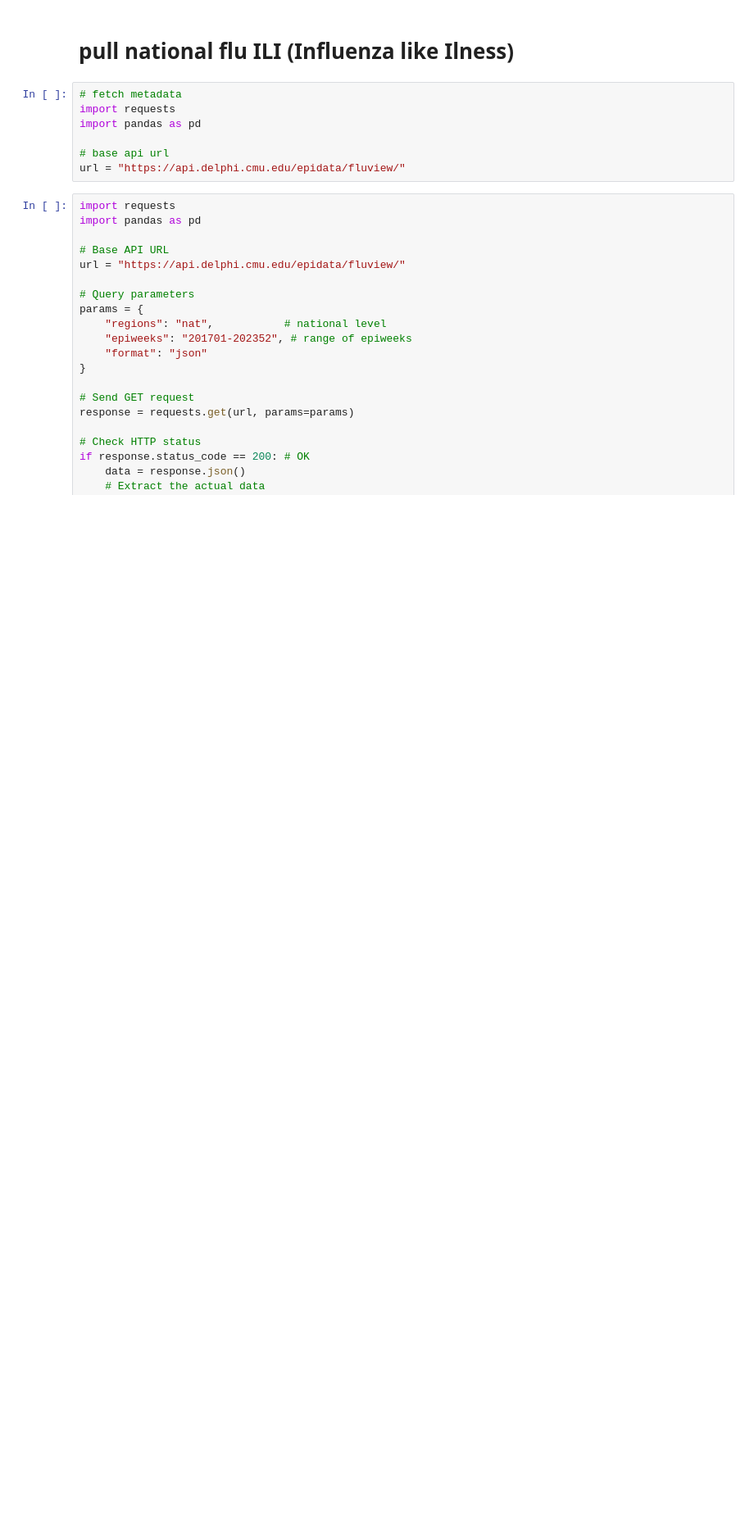
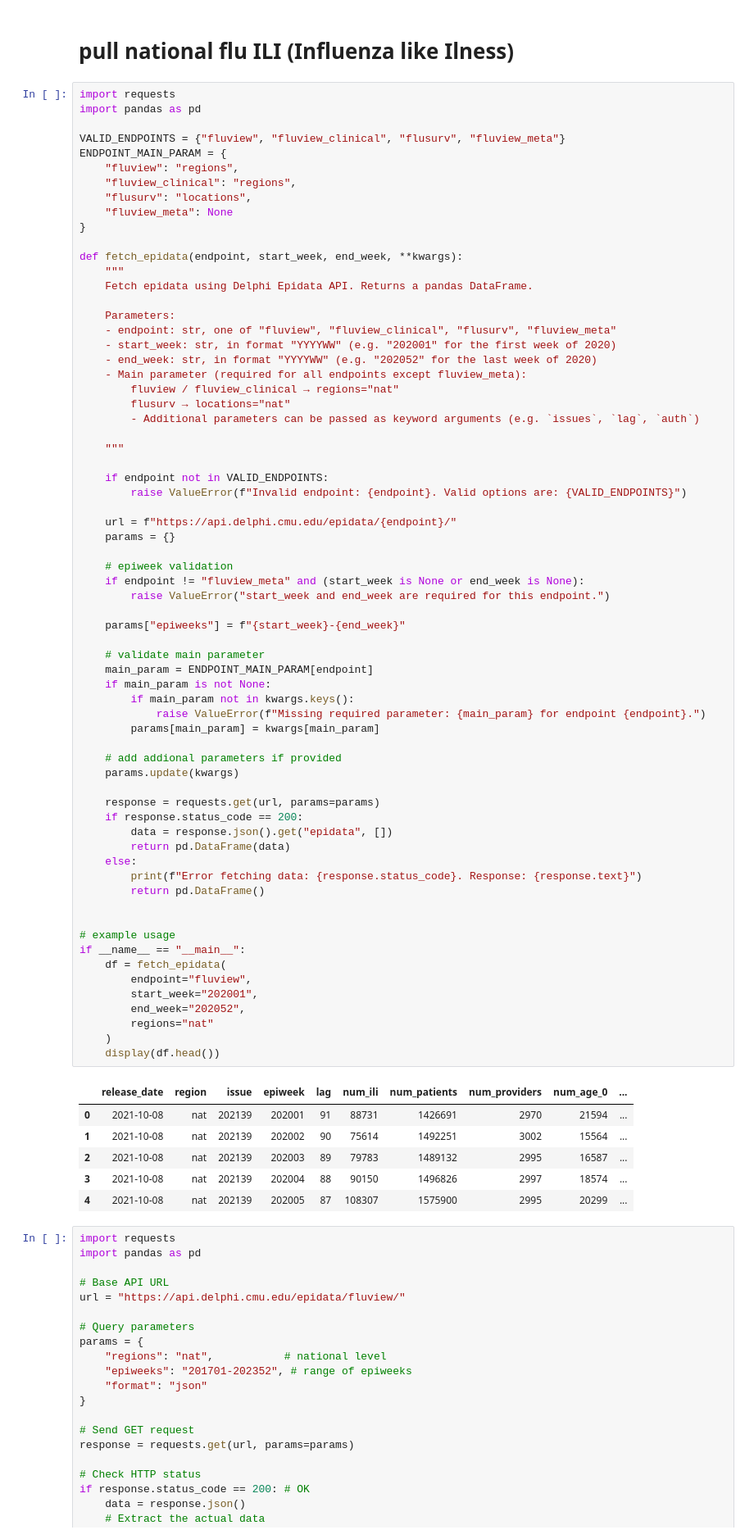
Before and after one commit to cmansoo/flu-prediction, a Jupyter notebook: notebooks/expore.ipynb, the cells around one changed output. Shown at 82% size. Cells and saved outputs as stored; diff of their text form; blank space fills up the shorter version.

Commit message:
create fetch_epidata

```diff
--- a/notebooks/expore.ipynb
+++ b/notebooks/expore.ipynb
@@ -1,12 +1,79 @@
 # %% [markdown]
 # pull national flu ILI (Influenza like Ilness)
 # %%
-# fetch metadata
 import requests
 import pandas as pd
 
-# base api url
-url = "https://api.delphi.cmu.edu/epidata/fluview/"
+VALID_ENDPOINTS = {"fluview", "fluview_clinical", "flusurv", "fluview_meta"}
+ENDPOINT_MAIN_PARAM = {
+    "fluview": "regions",
+    "fluview_clinical": "regions",
+    "flusurv": "locations",
+    "fluview_meta": None
+}
+
+def fetch_epidata(endpoint, start_week, end_week, **kwargs):
+    """
+    Fetch epidata using Delphi Epidata API. Returns a pandas DataFrame.
+
+    Parameters:
+    - endpoint: str, one of "fluview", "fluview_clinical", "flusurv", "fluview_meta"
+    - start_week: str, in format "YYYYWW" (e.g. "202001" for the first week of 2020)
+    - end_week: str, in format "YYYYWW" (e.g. "202052" for the last week of 2020)
+    - Main parameter (required for all endpoints except fluview_meta):
+        fluview / fluview_clinical → regions="nat"
+        flusurv → locations="nat"
+        - Additional parameters can be passed as keyword arguments (e.g. `issues`, `lag`, `auth`)
+
+    """
+
+    if endpoint not in VALID_ENDPOINTS:
+        raise ValueError(f"Invalid endpoint: {endpoint}. Valid options are: {VALID_ENDPOINTS}")
+
+    url = f"https://api.delphi.cmu.edu/epidata/{endpoint}/"
+    params = {}
+
+    # epiweek validation
+    if endpoint != "fluview_meta" and (start_week is None or end_week is None):
+        raise ValueError("start_week and end_week are required for this endpoint.")
+
+    params["epiweeks"] = f"{start_week}-{end_week}"
+
+    # validate main parameter
+    main_param = ENDPOINT_MAIN_PARAM[endpoint]
+    if main_param is not None:
+        if main_param not in kwargs.keys():
+            raise ValueError(f"Missing required parameter: {main_param} for endpoint {endpoint}.")
+        params[main_param] = kwargs[main_param]
+
+    # add addional parameters if provided
+    params.update(kwargs)
+
+    response = requests.get(url, params=params)
+    if response.status_code == 200:
+        data = response.json().get("epidata", [])
+        return pd.DataFrame(data)
+    else:
+        print(f"Error fetching data: {response.status_code}. Response: {response.text}")
+        return pd.DataFrame()
+
+
+# example usage
+if __name__ == "__main__":
+    df = fetch_epidata(
+        endpoint="fluview",
+        start_week="202001",
+        end_week="202052",
+        regions="nat"
+    )
+    display(df.head())
+# %% [output]
+|  | release_date | region | issue | epiweek | lag | num_ili | num_patients | num_providers | num_age_0 | ... |
+| 0 | 2021-10-08 | nat | 202139 | 202001 | 91 | 88731 | 1426691 | 2970 | 21594 | ... |
+| 1 | 2021-10-08 | nat | 202139 | 202002 | 90 | 75614 | 1492251 | 3002 | 15564 | ... |
+| 2 | 2021-10-08 | nat | 202139 | 202003 | 89 | 79783 | 1489132 | 2995 | 16587 | ... |
+| 3 | 2021-10-08 | nat | 202139 | 202004 | 88 | 90150 | 1496826 | 2997 | 18574 | ... |
+| 4 | 2021-10-08 | nat | 202139 | 202005 | 87 | 108307 | 1575900 | 2995 | 20299 | ... |
 # %%
 import requests
 import pandas as pd
```
Also changed, not shown: 2 other files.
